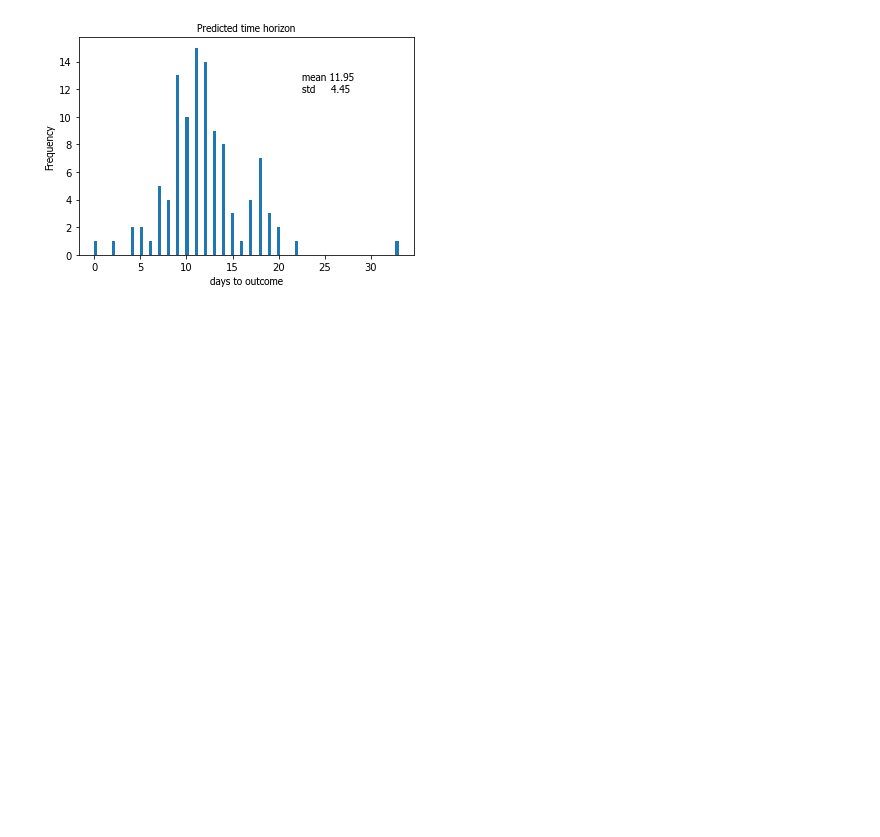
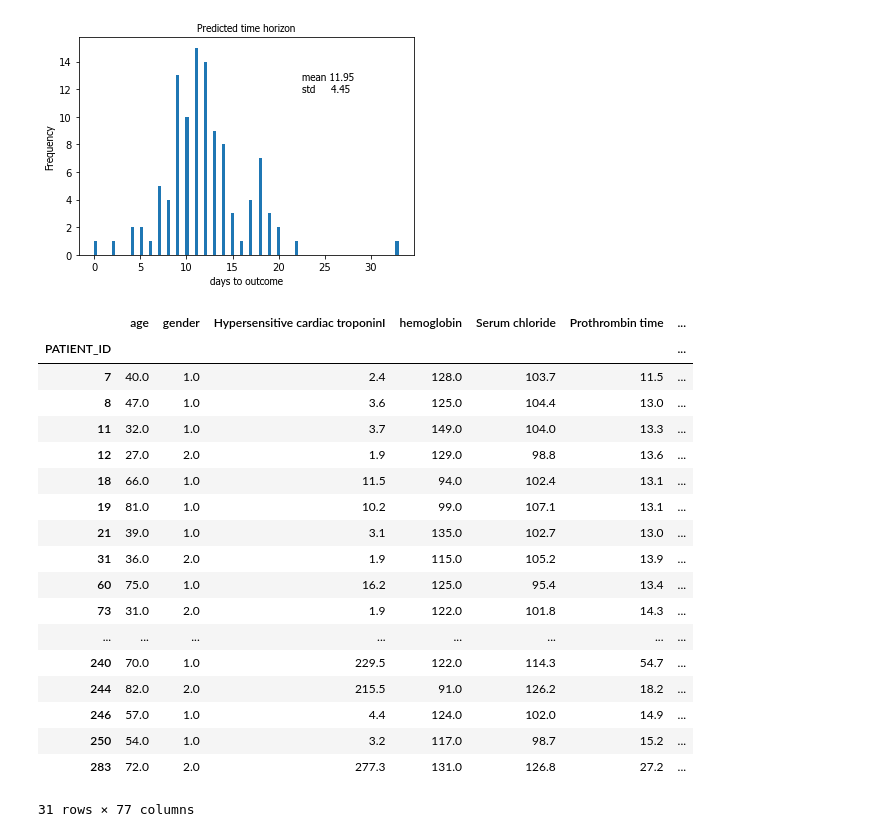
Before and after one commit to trang1618/Pre_Surv_COVID_19, a Jupyter notebook: process-data.ipynb, the cells around one changed output. Cells and saved outputs as stored; diff of their text form; code cells hidden in the pictures; blank space fills up the shorter version.

```diff
--- a/process-data.ipynb
+++ b/process-data.ipynb
@@ -246,3 +246,25 @@ data_df_unna = data_df_sel2
 # %%
 data_df_unna.to_csv('data/processed_covid_train.tsv', sep = '\t', index = False)
 data_pre_df.to_csv('data/processed_covid_test.tsv', sep = '\t', index = False)
+# %%
+data_df_unna
+# %% [output]
+|  | age | gender | Hypersensitive cardiac troponinI | hemoglobin | Serum chloride | Prothrombin time | ... |
+| PATIENT_ID |  |  |  |  |  |  | ... |
+| 7 | 40.0 | 1.0 | 2.4 | 128.0 | 103.7 | 11.5 | ... |
+| 8 | 47.0 | 1.0 | 3.6 | 125.0 | 104.4 | 13.0 | ... |
+| 11 | 32.0 | 1.0 | 3.7 | 149.0 | 104.0 | 13.3 | ... |
+| 12 | 27.0 | 2.0 | 1.9 | 129.0 | 98.8 | 13.6 | ... |
+| 18 | 66.0 | 1.0 | 11.5 | 94.0 | 102.4 | 13.1 | ... |
+| 19 | 81.0 | 1.0 | 10.2 | 99.0 | 107.1 | 13.1 | ... |
+| 21 | 39.0 | 1.0 | 3.1 | 135.0 | 102.7 | 13.0 | ... |
+| 31 | 36.0 | 2.0 | 1.9 | 115.0 | 105.2 | 13.9 | ... |
+| 60 | 75.0 | 1.0 | 16.2 | 125.0 | 95.4 | 13.4 | ... |
+| 73 | 31.0 | 2.0 | 1.9 | 122.0 | 101.8 | 14.3 | ... |
+| ... | ... | ... | ... | ... | ... | ... | ... |
+| 240 | 70.0 | 1.0 | 229.5 | 122.0 | 114.3 | 54.7 | ... |
+| 244 | 82.0 | 2.0 | 215.5 | 91.0 | 126.2 | 18.2 | ... |
+| 246 | 57.0 | 1.0 | 4.4 | 124.0 | 102.0 | 14.9 | ... |
+| 250 | 54.0 | 1.0 | 3.2 | 117.0 | 98.7 | 15.2 | ... |
+| 283 | 72.0 | 2.0 | 277.3 | 131.0 | 126.8 | 27.2 | ... |
+31 rows × 77 columns
```
Also changed, not shown: parts of 1 cell of this notebook, 1 other file.
